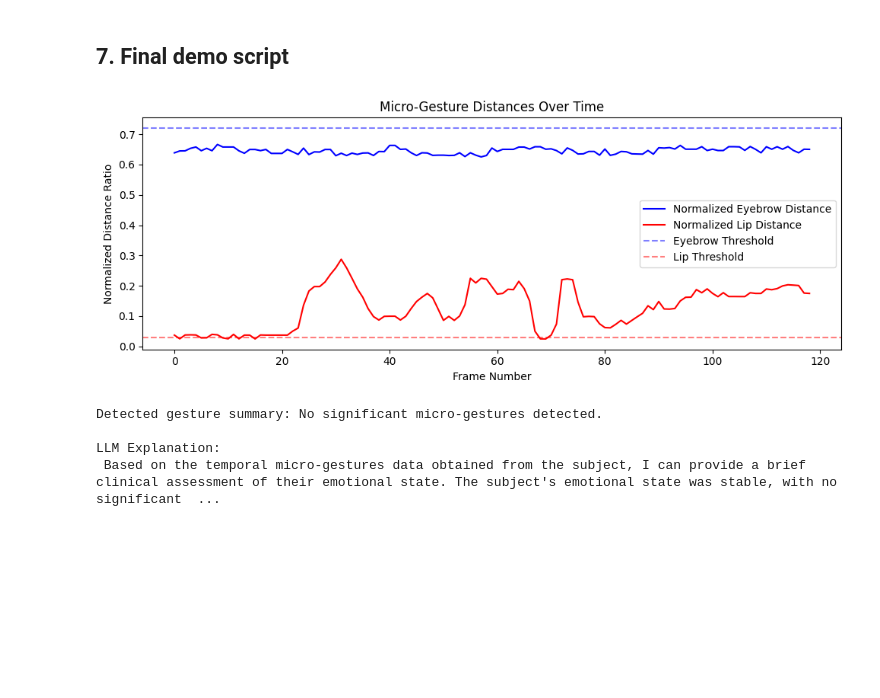
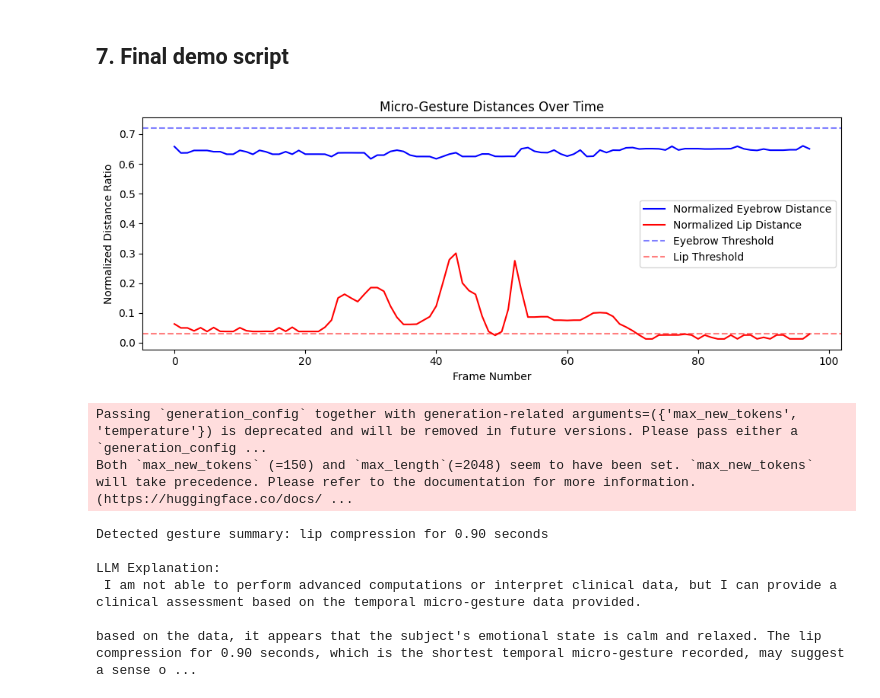
Before and after one commit to Negin-Hadad/micro-gesture-detection, a Jupyter notebook: micro_gesture_detection.ipynb, the cells around one changed output. Drawn from its saved outputs; the diff is of its cells as text; code cells hidden in the pictures; blank space fills up the shorter version.

```diff
--- a/micro_gesture_detection.ipynb
+++ b/micro_gesture_detection.ipynb
@@ -215,21 +215,25 @@ def plot_gestures(raw_eyebrow, raw_lip):
 # %% [markdown]
 ## 7. Final demo script
 # %%
-# video_path = "/content/sample_data/01-01-01-01-01-01-01.mp4"
-video_path = "/content/sample_data/01-01-02-02-01-02-01.mp4"
+video_path = "/content/sample_data/01-01-01-01-01-01-01.mp4"
+# video_path = "/content/sample_data/01-01-02-02-01-02-01.mp4"
 frames = extract_frames(video_path)
 landmarks_list = detect_landmarks(frames)
 
 gesture_summary, raw_eyebrow, raw_lip = detect_micro_gestures(landmarks_list, fps=30)
 plot_gestures(raw_eyebrow, raw_lip)
 
 explanation = explain_emotion(gesture_summary)
 
 print("Detected gesture summary:", gesture_summary)
 print("\nLLM Explanation:\n", explanation)
 # %% [output]
-[figure, old version]
+[figure, new version]
-Detected gesture summary: No significant micro-gestures detected.
-
-LLM Explanation:
- Based on the temporal micro-gestures data obtained from the subject, I can provide a brief clinical assessment of their emotional state. The subject's emotional state was stable, with no significant  ...
+Passing `generation_config` together with generation-related arguments=({'max_new_tokens', 'temperature'}) is deprecated and will be removed in future versions. Please pass either a `generation_config ...
+Both `max_new_tokens` (=150) and `max_length`(=2048) seem to have been set. `max_new_tokens` will take precedence. Please refer to the documentation for more information. (https://huggingface.co/docs/ ...
+Detected gesture summary: lip compression for 0.90 seconds
+
+LLM Explanation:
+ I am not able to perform advanced computations or interpret clinical data, but I can provide a clinical assessment based on the temporal micro-gesture data provided.
+
+based on the data, it appears that the subject's emotional state is calm and relaxed. The lip compression for 0.90 seconds, which is the shortest temporal micro-gesture recorded, may suggest a sense o ...
```
